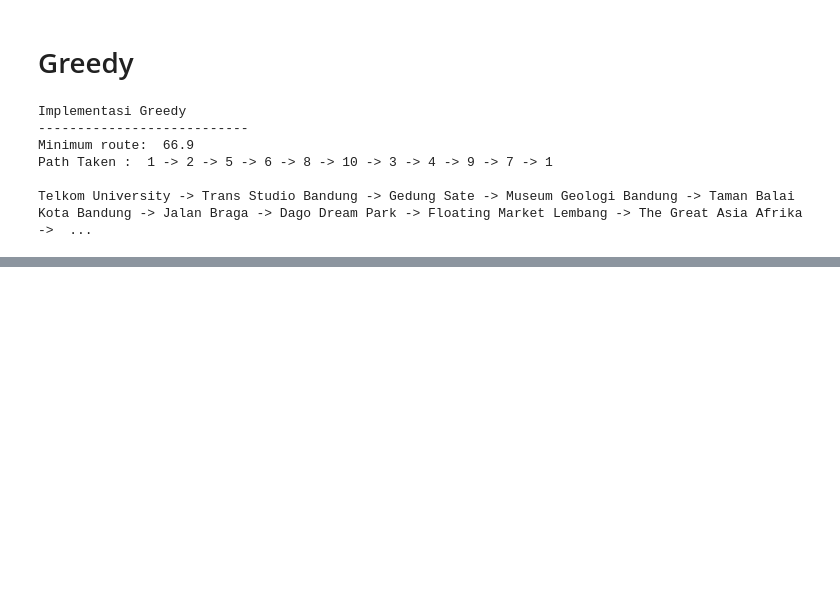
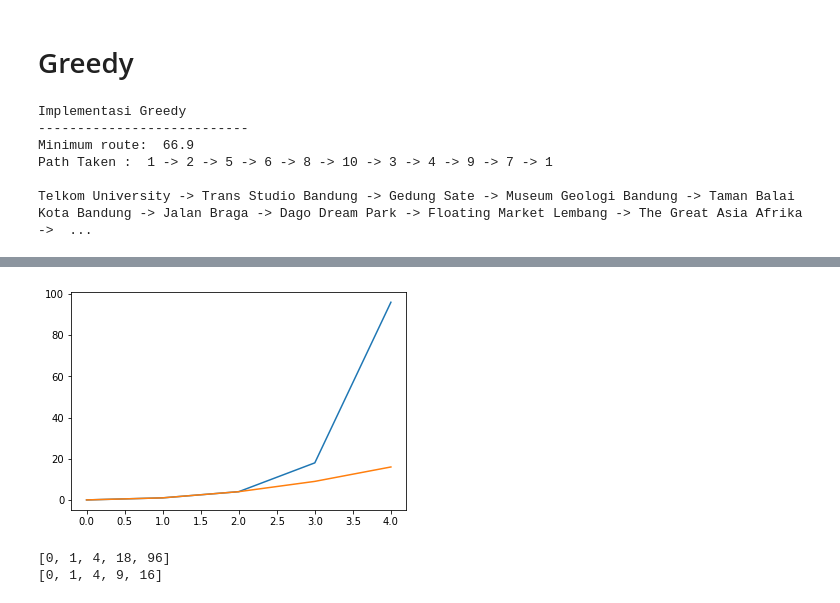
Before and after one commit to khalilullahalfaath/Tubes-Strategi-Algoritma-Implementasi-BnB-dan-Greedy, a Jupyter notebook: SA_Tubes_Kelompok-3.ipynb, the cells around one changed output, grey strips where cells are left out. Cells and saved outputs as stored; diff of their text form; code cells hidden in the pictures; blank space fills up the shorter version.

Commit message:
add time complexity function

```diff
--- a/SA_Tubes_Kelompok-3.ipynb
+++ b/SA_Tubes_Kelompok-3.ipynb
@@ -304,0 +322,21 @@ Telkom University -> Trans Studio Bandung -> Gedung Sate -> Museum Geologi Bandu
+# %%
+import math
+def timeComplexity(n):
+    yBnB = []
+    yGreedy = []
+    x = []
+    for i in range(n):
+        x.append(i)
+        yBnB.append(i*math.factorial(i))
+        yGreedy.append(i**2)
+    plt.plot(x, yBnB)
+    plt.plot(x, yGreedy)
+    plt.show()
+    print(yBnB)
+    print(yGreedy)
+
+timeComplexity(5)
+# %% [output]
+[figure, added]
+[0, 1, 4, 18, 96]
+[0, 1, 4, 9, 16]
```
Also changed, not shown: parts of 1 cell of this notebook.
